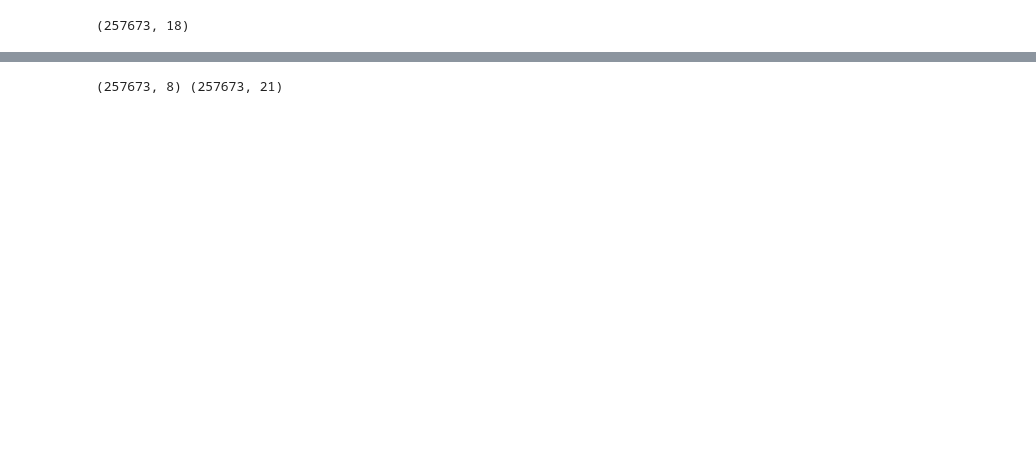
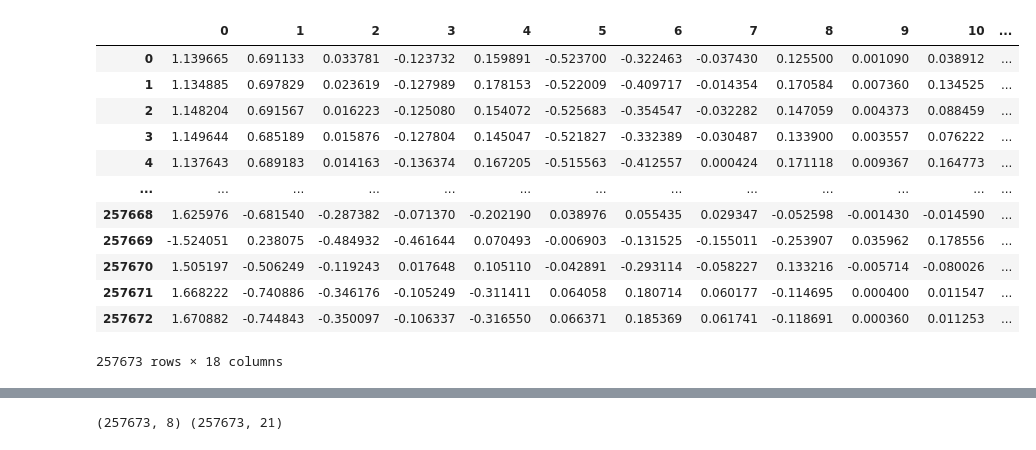
Before and after one commit to Janko-dev/ktai_ids, a Jupyter notebook: src/test.ipynb, the cells around one changed output, grey strips where cells are left out. Saved outputs shown, nothing was run; the diff lists cells and outputs as text; code cells hidden in the pictures; blank space fills up the shorter version.

```diff
--- a/src/test.ipynb
+++ b/src/test.ipynb
@@ -51,14 +46,28 @@ dummies_df
 # %%
 from sklearn.decomposition import PCA
 from sklearn.preprocessing import MinMaxScaler
 
 # apply min-max scaler that scales the variables in the range [0-1]
 scl = MinMaxScaler()
 df = scl.fit_transform(dummies_df)
 
 # apply principal component analysis
 pca = PCA(n_components=0.95)
 pca_df = pca.fit_transform(df)
-pca_df.shape
+
+pca_df = pd.DataFrame(pca_df)
+pca_df
 # %% [output]
+|  | 0 | 1 | 2 | 3 | 4 | 5 | 6 | 7 | 8 | 9 | 10 | ... |
+| 0 | 1.139665 | 0.691133 | 0.033781 | -0.123732 | 0.159891 | -0.523700 | -0.322463 | -0.037430 | 0.125500 | 0.001090 | 0.038912 | ... |
+| 1 | 1.134885 | 0.697829 | 0.023619 | -0.127989 | 0.178153 | -0.522009 | -0.409717 | -0.014354 | 0.170584 | 0.007360 | 0.134525 | ... |
+| 2 | 1.148204 | 0.691567 | 0.016223 | -0.125080 | 0.154072 | -0.525683 | -0.354547 | -0.032282 | 0.147059 | 0.004373 | 0.088459 | ... |
+| 3 | 1.149644 | 0.685189 | 0.015876 | -0.127804 | 0.145047 | -0.521827 | -0.332389 | -0.030487 | 0.133900 | 0.003557 | 0.076222 | ... |
+| 4 | 1.137643 | 0.689183 | 0.014163 | -0.136374 | 0.167205 | -0.515563 | -0.412557 | 0.000424 | 0.171118 | 0.009367 | 0.164773 | ... |
+| ... | ... | ... | ... | ... | ... | ... | ... | ... | ... | ... | ... | ... |
+| 257668 | 1.625976 | -0.681540 | -0.287382 | -0.071370 | -0.202190 | 0.038976 | 0.055435 | 0.029347 | -0.052598 | -0.001430 | -0.014590 | ... |
+| 257669 | -1.524051 | 0.238075 | -0.484932 | -0.461644 | 0.070493 | -0.006903 | -0.131525 | -0.155011 | -0.253907 | 0.035962 | 0.178556 | ... |
+| 257670 | 1.505197 | -0.506249 | -0.119243 | 0.017648 | 0.105110 | -0.042891 | -0.293114 | -0.058227 | 0.133216 | -0.005714 | -0.080026 | ... |
+| 257671 | 1.668222 | -0.740886 | -0.346176 | -0.105249 | -0.311411 | 0.064058 | 0.180714 | 0.060177 | -0.114695 | 0.000400 | 0.011547 | ... |
+| 257672 | 1.670882 | -0.744843 | -0.350097 | -0.106337 | -0.316550 | 0.066371 | 0.185369 | 0.061741 | -0.118691 | 0.000360 | 0.011253 | ... |
-(257673, 18)
+257673 rows × 18 columns
```
Also changed, not shown: parts of 17 cells of this notebook, 2 other files.
